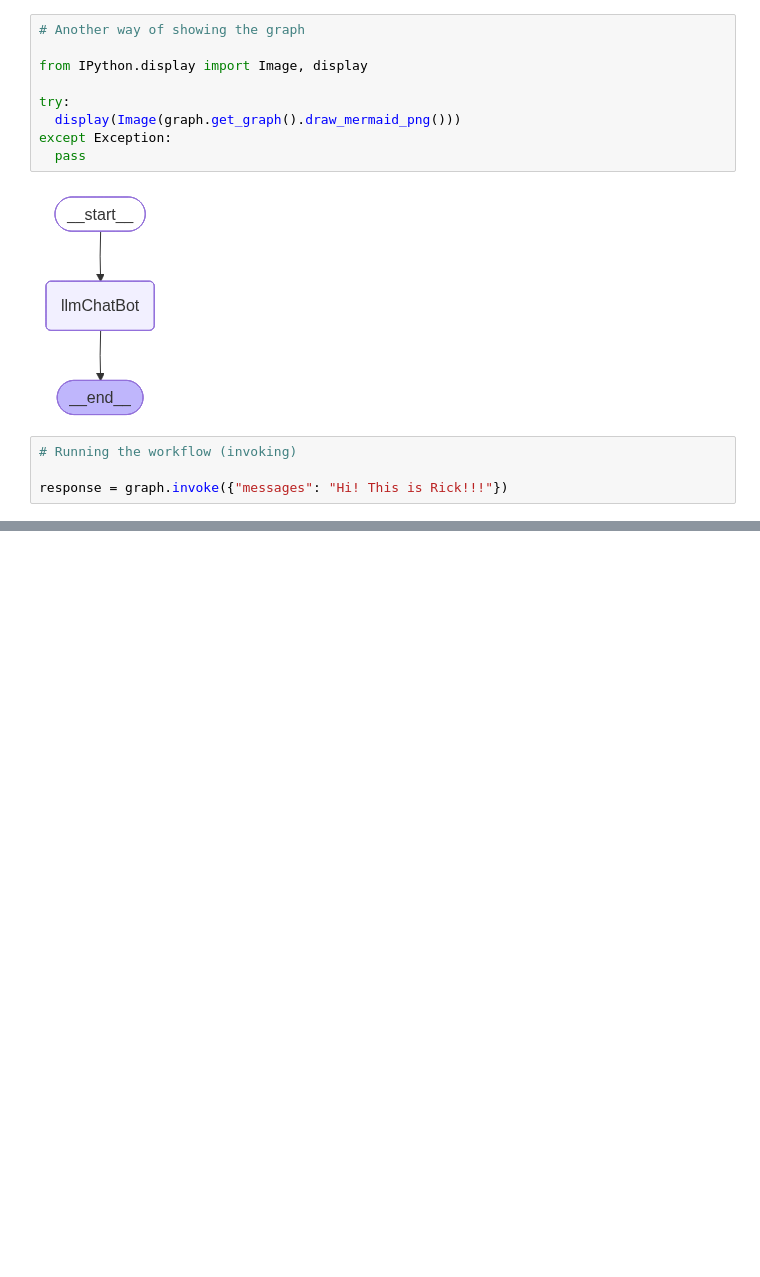
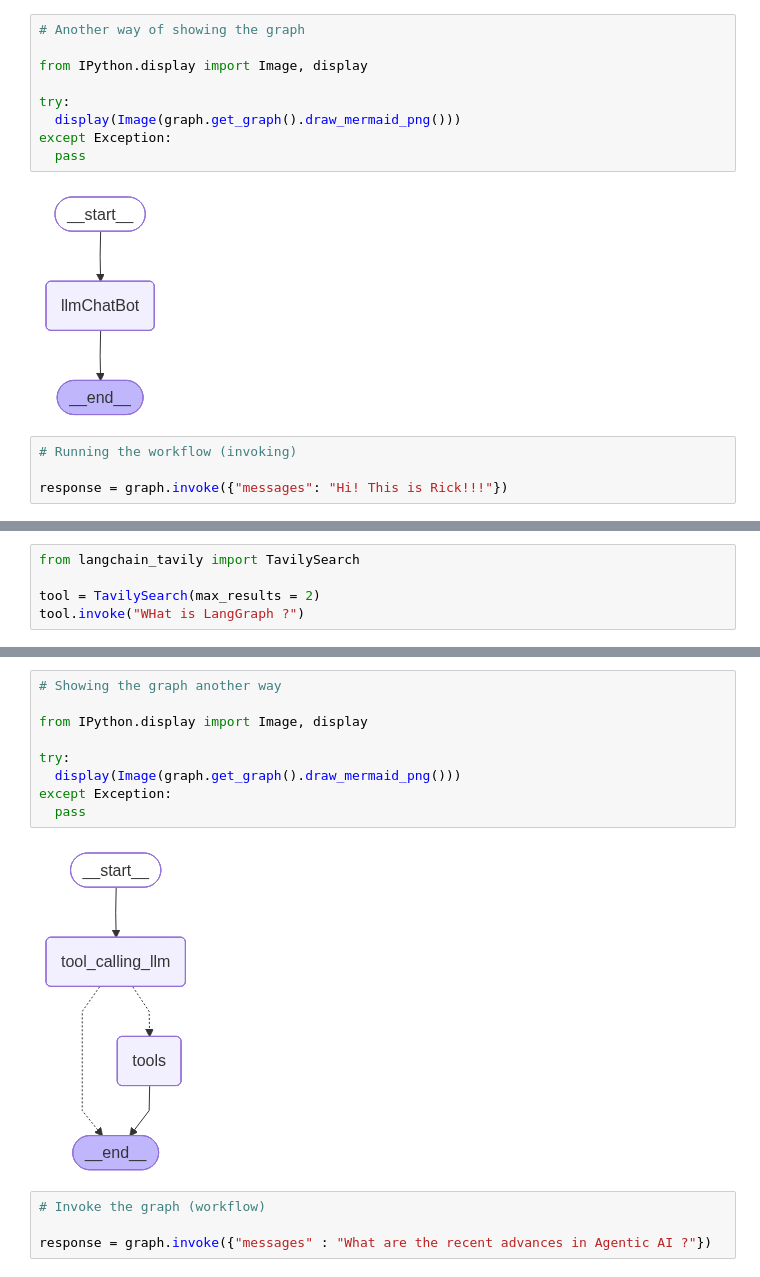
Before and after one commit to SoubhikSinha/Agentic-AI-LangGraph-and-MCP, a Jupyter notebook: 1-BasicChatBot/1-basicChatBot.ipynb, the cells around one changed output, grey strips where cells are left out. Drawn from its saved outputs; the diff is of its cells as text; blank space fills up the shorter version.

```diff
--- a/1-BasicChatBot/1-basicChatBot.ipynb
+++ b/1-BasicChatBot/1-basicChatBot.ipynb
@@ -112,0 +117,5 @@ Nice to meet you, Rick! I'm doing well, thanks for asking. I'm a large language
+# %%
+from langchain_tavily import TavilySearch
+
+tool = TavilySearch(max_results = 2)
+tool.invoke("WHat is LangGraph ?")
@@ -112,0 +193,15 @@ Nice to meet you, Rick! I'm doing well, thanks for asking. I'm a large language
+# %%
+# Showing the graph another way
+
+from IPython.display import Image, display
+
+try:
+  display(Image(graph.get_graph().draw_mermaid_png()))
+except Exception:
+  pass
+# %% [output]
+[figure, added]
+# %%
+# Invoke the graph (workflow)
+
+response = graph.invoke({"messages" : "What are the recent advances in Agentic AI ?"})
```
Also changed, not shown: parts of 44 cells of this notebook, 3 other files.
